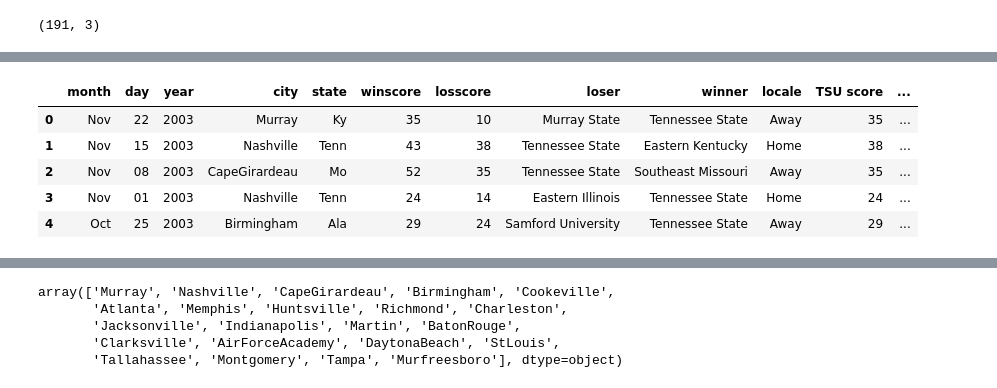
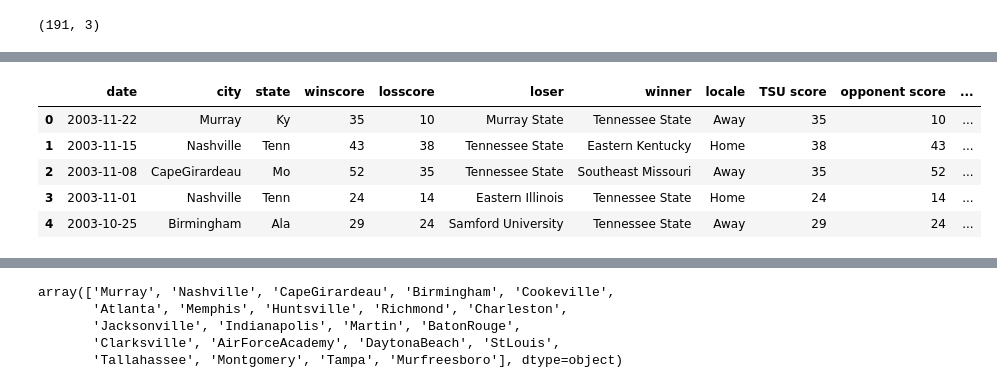
Before and after one commit to e-harrell/TSU, a Jupyter notebook: fullproject.ipynb, the cells around one changed output, grey strips where cells are left out. Saved outputs shown, nothing was run; the diff lists cells and outputs as text; code cells hidden in the pictures.

```diff
--- a/fullproject.ipynb
+++ b/fullproject.ipynb
@@ -1212,13 +1221,13 @@ df.shape
 # %% [output]
 (191, 3)
 # %%
-#data wrangling- creating variables to use in analysis below
-#splitting date column into month, day, & year columns
-df[['month','day','year']]=df.date.str.split(expand=True)
+#data cleaning- creating variables for dataset and putting variables in formats to work with
+#making date a datetime column
+df['date']=pd.to_datetime(df['date'],format='%b %d %Y')
 #split location column into city and state columns
 df[['city','state']]=df.location.str.split(expand=True)
 #expand scores column into win1 (1st part of winner name), win2 (2nd part of winner name), winscore (winner score),
-#los1 (1st part of loser name), los2 (2nd part of loser name), losscore (loser score)
+#los1 (1st part of loser name), los2 (2nd part of loser name), losscore (loser score) columns
 df[['win1','win2','winscore','los1','los2','losscore']]=df.scores.str.split(expand=True)
 #create combined school names (names of 1 school in a single cell with a space between 1st and 2nd prts of name)
 df['loser']=df['los1']+ ' ' +df['los2']
@@ -1236,9 +1245,9 @@ df['opponent score']=pd.to_numeric(df['opponent score'])
 #make winscore and losscore numeric
 df['winscore']=pd.to_numeric(df['winscore'])
 df['losscore']=pd.to_numeric(df['losscore'])
-#make difference olumn
+#make score difference column (negative numbers means TSU had a lower score than opponent)
 df['scorediff']=df['TSU score']-df['opponent score']
-#make absolute value difference column
+#make absolute value of score difference column
 df['scorediff_abs']=abs(df['scorediff'])
 #create column for win and loss
 df['winloss']=np.where(df['winner']=='Tennessee State','Win','Loss')
@@ -1254,11 +1262,11 @@ df.head()
 # %%
 #dropping unneccesary columns
-df=df.drop(['date','location','scores','win1','win2','los1','los2'], axis=1)
+df=df.drop(['location','scores','win1','win2','los1','los2'], axis=1)
 df.head()
 # %% [output]
-|  | month | day | year | city | state | winscore | losscore | loser | winner | locale | TSU score | ... |
-| 0 | Nov | 22 | 2003 | Murray | Ky | 35 | 10 | Murray State | Tennessee State | Away | 35 | ... |
-| 1 | Nov | 15 | 2003 | Nashville | Tenn | 43 | 38 | Tennessee State | Eastern Kentucky | Home | 38 | ... |
-| 2 | Nov | 08 | 2003 | CapeGirardeau | Mo | 52 | 35 | Tennessee State | Southeast Missouri | Away | 35 | ... |
-| 3 | Nov | 01 | 2003 | Nashville | Tenn | 24 | 14 | Eastern Illinois | Tennessee State | Home | 24 | ... |
-| 4 | Oct | 25 | 2003 | Birmingham | Ala | 29 | 24 | Samford University | Tennessee State | Away | 29 | ... |
+|  | date | city | state | winscore | losscore | loser | winner | locale | TSU score | opponent score | ... |
+| 0 | 2003-11-22 | Murray | Ky | 35 | 10 | Murray State | Tennessee State | Away | 35 | 10 | ... |
+| 1 | 2003-11-15 | Nashville | Tenn | 43 | 38 | Tennessee State | Eastern Kentucky | Home | 38 | 43 | ... |
+| 2 | 2003-11-08 | CapeGirardeau | Mo | 52 | 35 | Tennessee State | Southeast Missouri | Away | 35 | 52 | ... |
+| 3 | 2003-11-01 | Nashville | Tenn | 24 | 14 | Eastern Illinois | Tennessee State | Home | 24 | 14 | ... |
+| 4 | 2003-10-25 | Birmingham | Ala | 29 | 24 | Samford University | Tennessee State | Away | 29 | 24 | ... |
```
Also changed, not shown: parts of 376 cells of this notebook.
